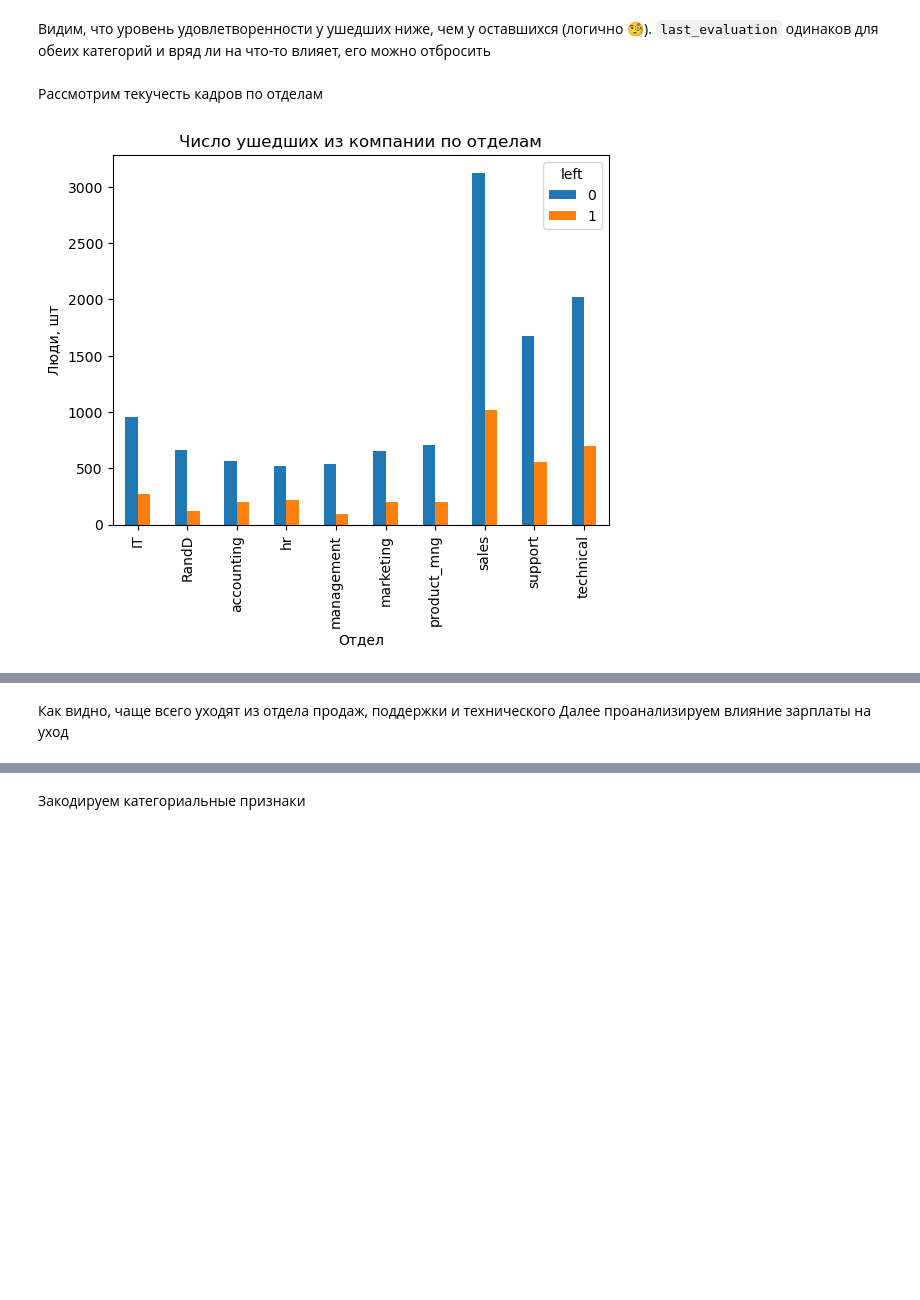
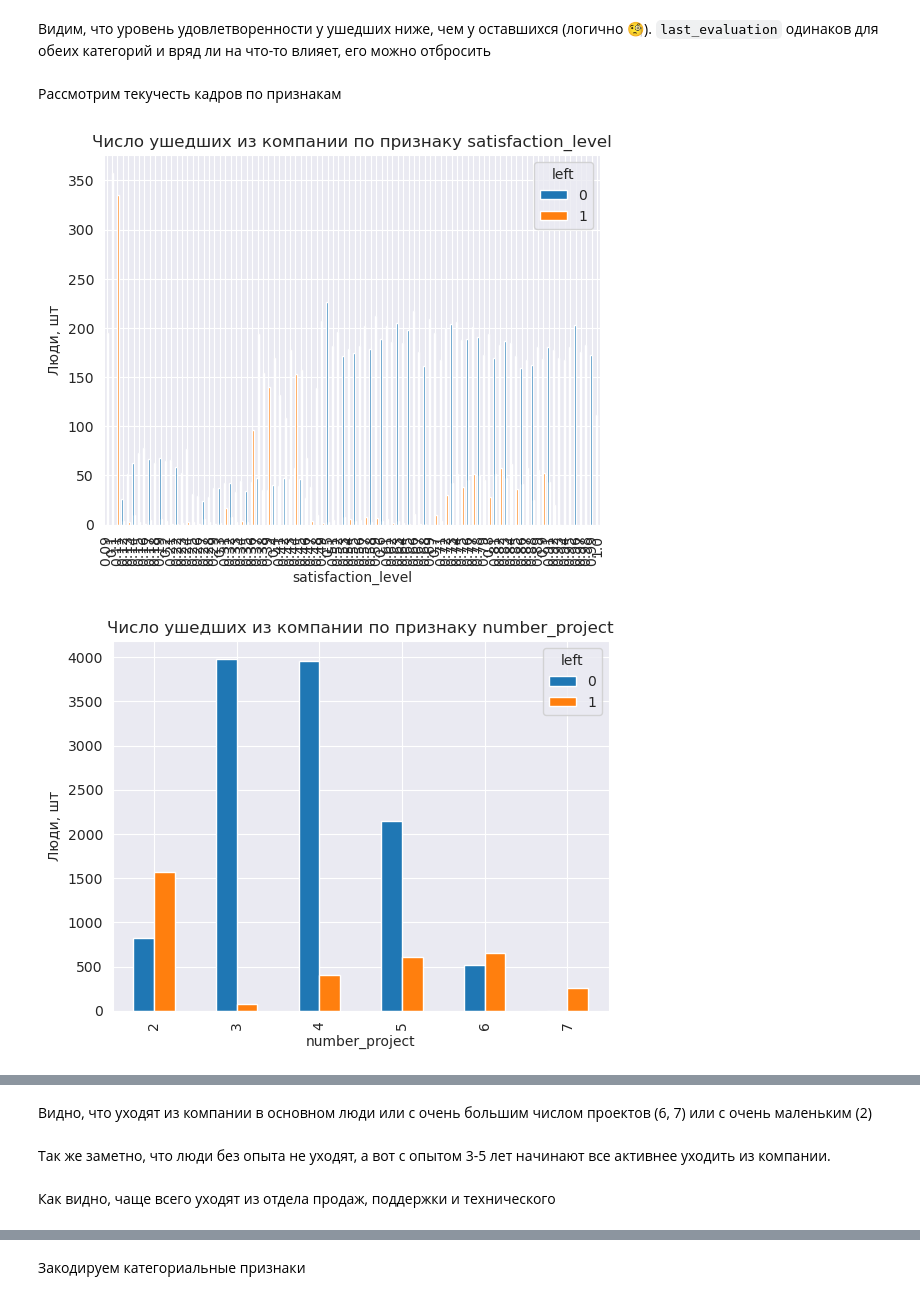
Before and after one commit to Winnie-the-Pooh2019/ai-l2.2.3, a Jupyter notebook: main.ipynb, the cells around one changed output, grey strips where cells are left out. Drawn from its saved outputs; the diff is of its cells as text; code cells hidden in the pictures; blank space fills up the shorter version.

```diff
--- a/main.ipynb
+++ b/main.ipynb
@@ -80,12 +80,18 @@ df.drop(['salary', 'department'], axis=1).groupby('left').mean()
 # %%
 df.drop('last_evaluation', axis=1, inplace=True)
 # %% [markdown]
-Рассмотрим текучесть кадров по отделам
+Рассмотрим текучесть кадров по признакам
-# %%
-pd.crosstab(df['department'], df['left']).plot(kind='bar')
-plt.title('Число ушедших из компании по отделам')
-plt.xlabel('Отдел')
-plt.ylabel('Люди, шт')
-plt.show()
-# %% [output]
-[figure, removed]
+# %%
+def plot_feature_vs_left(df, feature):
+    pd.crosstab(df[feature], df['left']).plot(kind='bar')
+    plt.title(f'Число ушедших из компании по признаку {feature}')
+    plt.xlabel(feature)
+    plt.ylabel('Люди, шт')
+    plt.show()
+# %%
+for column in df.columns:
+    if column != 'left':
+        plot_feature_vs_left(df, column)
+# %% [output]
+[figure, added]
+[figure, added]
@@ -92,3 +104,6 @@ plt.show()
+# %% [markdown]
+Видно, что уходят из компании в основном люди или с очень большим числом проектов (6, 7) или с очень маленьким (2)
+# %% [markdown]
+Так же заметно, что люди без опыта не уходят, а вот с опытом 3-5 лет начинают все активнее уходить из компании.
 # %% [markdown]
 Как видно, чаще всего уходят из отдела продаж, поддержки и технического
-Далее проанализируем влияние зарплаты на уход
```
Also changed, not shown: parts of 24 cells of this notebook.
